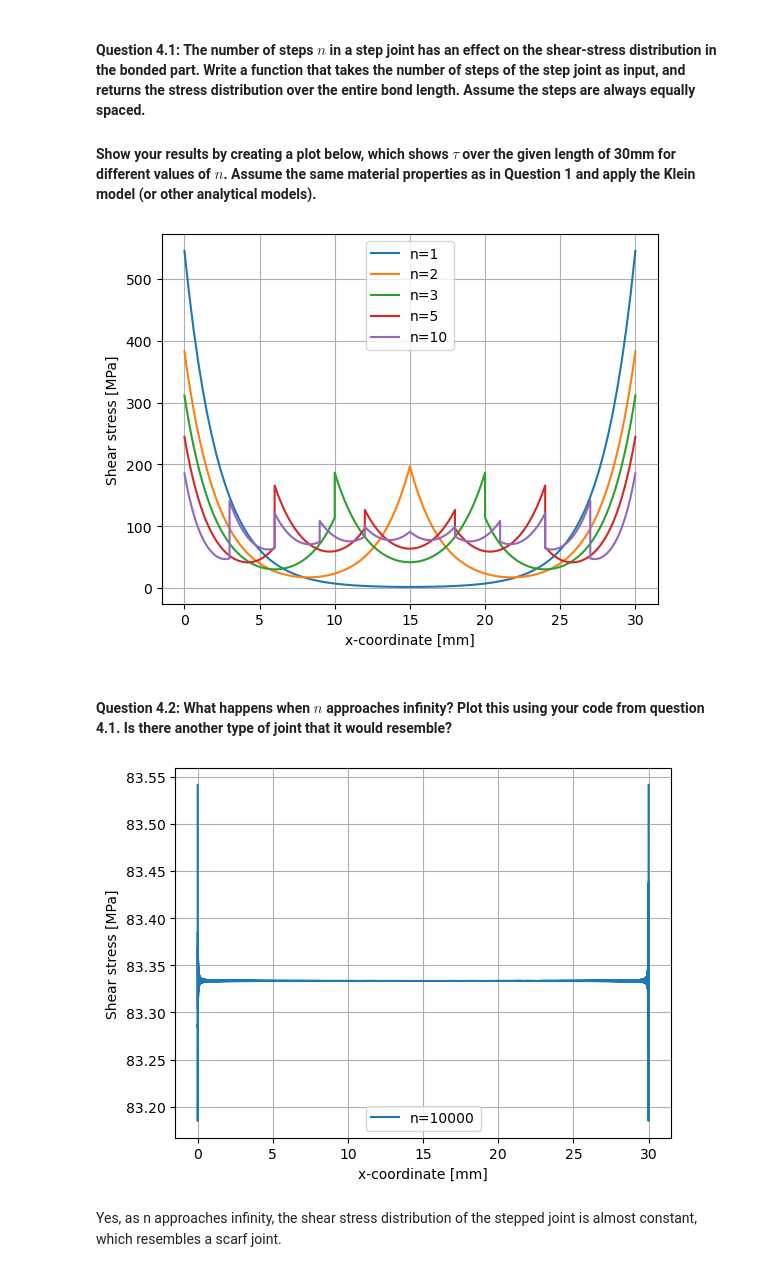
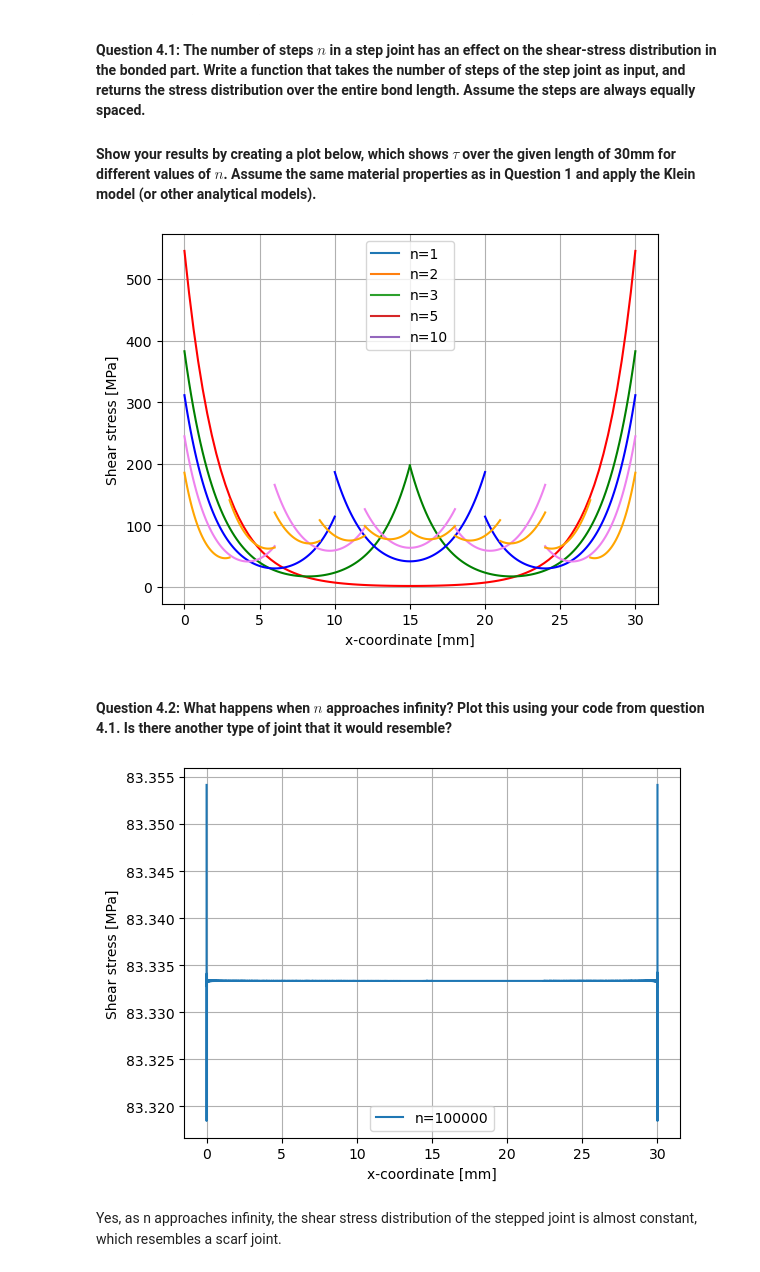
Before and after one commit to arthurstreebgreebling/PCM, a Jupyter notebook: A3 Joining/Joining.ipynb, the cells around one changed output. Drawn from its saved outputs; the diff is of its cells as text; code cells hidden in the pictures.

```diff
--- a/A3 Joining/Joining.ipynb
+++ b/A3 Joining/Joining.ipynb
@@ -74,9 +76,10 @@ plt.show()
 # %%
 F10, b, E, t, GK, tK = 50e3, 30e-3, 70e9, 2e-3, 2e9, 0.3e-3
 
+plt.figure(figsize=(12,7))
 color_start=0
 for i in overlaps:
-    plt.scatter(i/1e-3/2, tau_volkersen(F10, i, E, t, GK, tK)/1e6, label=f'{i*1e3:.0f} mm', color=colors[color_start])
+    plt.scatter(i/1e-3/2, tau_volkersen(F10, i, E, t, GK, tK)/1e6, label=f'Volkersen, {i*1e3:.0f} mm', color=colors[color_start])
     plt.scatter(-i/1e-3/2, tau_volkersen(F10, i, E, t, GK, tK)/1e6, color=colors[color_start])
     color_start +=1
 
@@ -84,14 +87,13 @@ color_start=0
 for i in overlaps:
     tau_m = F / (w*i)
     x = np.linspace(0,i,100)
-    plt.plot((x/1e-3)-i/2*1e3, tau_klein(x, tau_m, i, GKl, E1, t1, E2, t2, d)/1e6, label=f'{i*1e3:.0f} mm', color=colors[color_start])
+    plt.plot((x/1e-3)-i/2*1e3, tau_klein(x, tau_m, i, GKl, E1, t1, E2, t2, d)/1e6, label=f'Klein, {i*1e3:.0f} mm', color=colors[color_start])
     color_start +=1
 color_start=0
 plt.legend()
 plt.grid()
+
 plt.xlabel('X-coordinate [mm]')
 plt.ylabel('Shear stress [MPa]')
 plt.show()
-
-# I'm not sure if this is right, the Volkersen model is either really bad, or my implementation has an error somewhere
 # %% [output]
@@ -108,7 +110,7 @@ overlaps = [10e-3, 15e-3, 20e-3, 30e-3, 50e-3]
 for i in overlaps:
     tau_m = F / (w*i)
     x = np.linspace(0,i,100)
-    plt.plot((x/1e-3)-i/2*1e3, tau_klein(x, tau_m, i, GKl, E1, t1, E2, 3e-3, d)/1e6, label=f'{i*1e3:.0f} mm, $t_2$={j*1e3} mm')
+    plt.plot((x/1e-3)-i/2*1e3, tau_klein(x, tau_m, i, GKl, E1, 3e-3, E2, t2, d)/1e6, label=f'{i*1e3:.0f} mm, $t_2$={i*1e3} mm')
 
 plt.legend()
 plt.grid()
@@ -119,7 +121,7 @@ plt.show()
 for i in overlaps:
     tau_m = F / (w*i)
     x = np.linspace(0,i,100)
-    plt.plot((x/1e-3)-i/2*1e3, tau_klein(x, tau_m, i, GKl, E1, t1, E2, 4e-3, d)/1e6, label=f'{i*1e3:.0f} mm, $t_2$={j*1e3} mm')
+    plt.plot((x/1e-3)-i/2*1e3, tau_klein(x, tau_m, i, GKl, E1, 4e-3, E2, t2, d)/1e6, label=f'{i*1e3:.0f} mm, $t_2$={i*1e3} mm')
 
 plt.legend()
 plt.grid()
@@ -151,40 +153,40 @@ Answer: Step joints and scarf joints help in increasing the maximum carrying loa
 # %%
 E1, E2, t1, t2, lu, GKl, d, F, w = 70e9, 70e9, 2e-3, 2e-3, 30e-3, 2e9, 0.3e-3, 50e3, 20e-3
 ns = [1,2,3,5,10]
 colors = ['red', 'green', 'blue', 'violet', 'orange', 'brown']
 color_start = 0
 for n in ns:
     tau_m = F / (w*lu)
     x0 = np.linspace(0,lu/n,100)
     x_vals, y_vals = [], []
-
+    plt.plot(0,0,label=f'n={n}')
     i = 0
     while i < n:
         x = np.linspace(i*lu/n,(i+1)*lu/n,100)
         t = (n-i)*t1/(n+1)
         for j in x:
             x_vals.append(j/1e-3)
         for k in x0:
             y_vals.append(tau_klein(k, tau_m, lu/n, GKl, E1, t, E2, t2-t, d)/1e6)
-        #plt.plot(x/1e-3, tau_klein(x0, tau_m, lu/n, GKl, E1, t, E2, t2-t, d)/1e6, color=colors[color_start])
+        plt.plot(x/1e-3, tau_klein(x0, tau_m, lu/n, GKl, E1, t, E2, t2-t, d)/1e6, color=colors[color_start])
         i +=1
-    plt.plot(x_vals, y_vals, label=f'n={n}')
+    #plt.plot(x_vals, y_vals, label=f'n={n}')
 
     color_start +=1
 color_start = 0
 
 plt.legend()
 plt.grid()
 plt.xlabel('x-coordinate [mm]')
 plt.ylabel('Shear stress [MPa]')
 plt.show()
 # %% [output]
-[figure, old version]
+[figure, new version]
 # %% [markdown]
 #### Question 4.2: What happens when $n$ approaches infinity? Plot this using your code from question 4.1. Is there another type of joint that it would resemble?
 # %%
 E1, E2, t1, t2, lu, GKl, d, F, w = 70e9, 70e9, 2e-3, 2e-3, 30e-3, 2e9, 0.3e-3, 50e3, 20e-3
-ns = [10000]
+ns = [100000]
 colors = ['red', 'green', 'blue', 'violet', 'orange', 'brown']
 color_start = 0
 for n in ns:
@@ -213,7 +215,7 @@ plt.xlabel('x-coordinate [mm]')
 plt.ylabel('Shear stress [MPa]')
 plt.show()
 # %% [output]
-[figure, old version]
+[figure, new version]
 # %% [markdown]
 Yes, as n approaches infinity, the shear stress distribution of the stepped joint is almost constant, which resembles a scarf joint.
 # %% [markdown]
```
Also changed, not shown: parts of 8 cells of this notebook.
